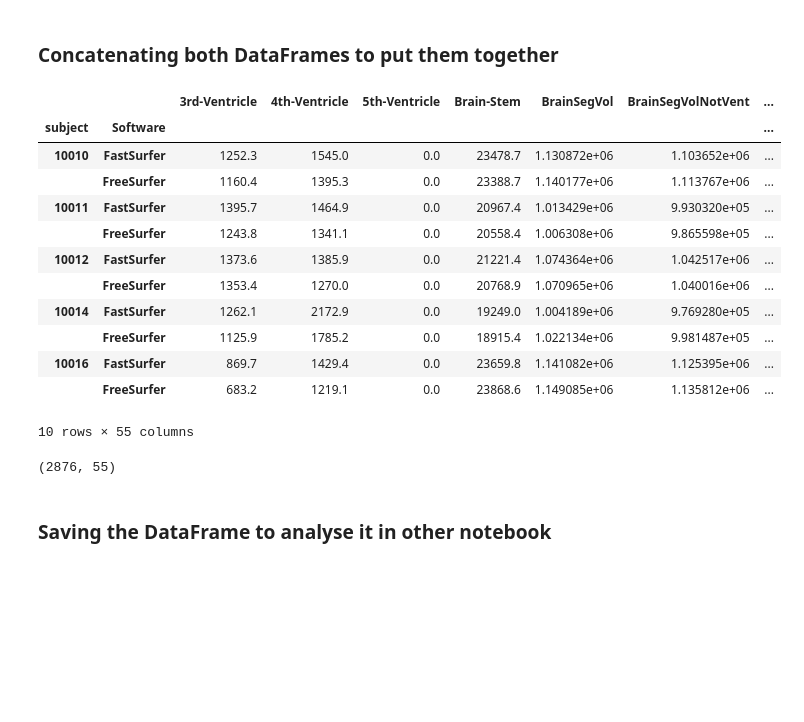
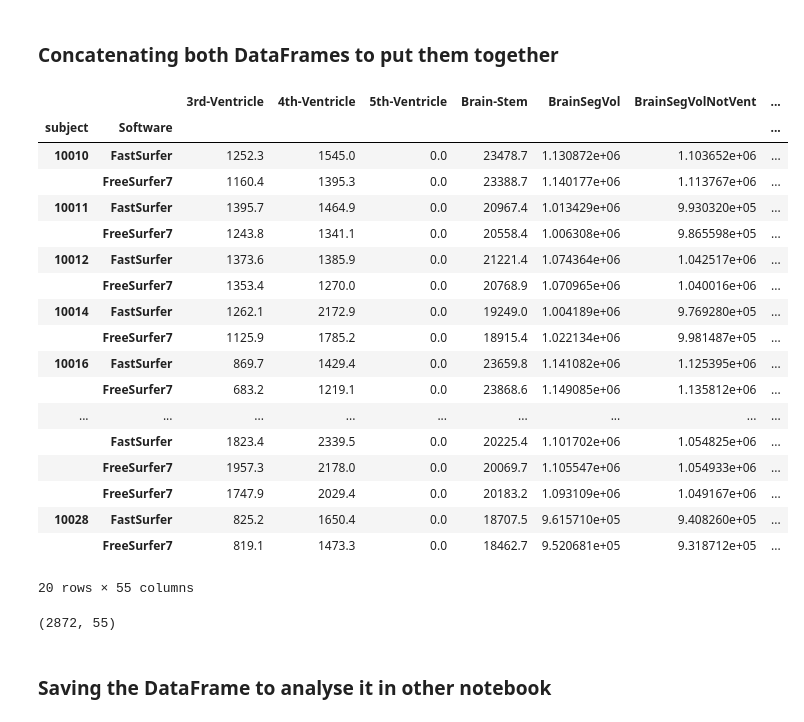
Before and after one commit to jpozo6/Barcelonabeta-Project, a Jupyter notebook: DataFrame creation FREESURFER7.ipynb, the cells around one changed output. Drawn from its saved outputs; the diff is of its cells as text; code cells hidden in the pictures; blank space fills up the shorter version.

```diff
--- a/DataFrame creation FREESURFER7.ipynb
+++ b/DataFrame creation FREESURFER7.ipynb
@@ -549,10 +549,10 @@ indexFastS = []
 for index, row in statsFastS_AO.iterrows():
     indexFastS.append(index)
 
-print(len(indexFastS))
+print(len(indexFastS), '\n')
 print(len(indexFreeS))
 
-index_not = []
+index_not = [11144,44006] #removing these subjects because they don't appear in FreeSurfer6 dataset
 for i in range(len(indexFastS)):
     if indexFastS[i] not in indexFreeS:
         print(indexFastS[i])
@@ -562,5 +562,7 @@ for i in range(len(indexFastS)):
     else:
         continue
 statsFastS_AO.drop(index_not, inplace=True)
+index_not = [11144,44006]
+statsFreeS_AO.drop(index_not, inplace=True)
 # %% [output]
 1181
@@ -676,7 +678,7 @@ statsFastSurfer.shape
 # %%
 #we set both subject and Software as index in statsFreeS
 
-statsFreeS['Software'] = 'FreeSurfer'
+statsFreeS['Software'] = 'FreeSurfer7'
 statsFreeS.reset_index(inplace=True)
 statsFreeS.set_index(['subject','Software'], inplace= True)
 # %%
@@ -695,7 +697,7 @@ statsFreeS.head()
 # %%
 #we set both subject and Software as index in statsFreeS
 
-statsFreeS_AO['Software'] = 'FreeSurfer'
+statsFreeS_AO['Software'] = 'FreeSurfer7'
 statsFreeS_AO.reset_index(inplace=True)
 statsFreeS_AO.set_index(['subject','Software'], inplace= True)
 # %%
@@ -789,25 +791,31 @@ plt.show()
 # %%
 concat_df = pd.concat([statsFastSurfer,statsFreeSurfer]).sort_index()
 
-concat_df.head(10)
+concat_df.head(20)
 # %% [output]
 |  |  | 3rd-Ventricle | 4th-Ventricle | 5th-Ventricle | Brain-Stem | BrainSegVol | BrainSegVolNotVent | ... |
 | subject | Software |  |  |  |  |  |  | ... |
 | 10010 | FastSurfer | 1252.3 | 1545.0 | 0.0 | 23478.7 | 1.130872e+06 | 1.103652e+06 | ... |
-|  | FreeSurfer | 1160.4 | 1395.3 | 0.0 | 23388.7 | 1.140177e+06 | 1.113767e+06 | ... |
+|  | FreeSurfer7 | 1160.4 | 1395.3 | 0.0 | 23388.7 | 1.140177e+06 | 1.113767e+06 | ... |
 | 10011 | FastSurfer | 1395.7 | 1464.9 | 0.0 | 20967.4 | 1.013429e+06 | 9.930320e+05 | ... |
-|  | FreeSurfer | 1243.8 | 1341.1 | 0.0 | 20558.4 | 1.006308e+06 | 9.865598e+05 | ... |
+|  | FreeSurfer7 | 1243.8 | 1341.1 | 0.0 | 20558.4 | 1.006308e+06 | 9.865598e+05 | ... |
 | 10012 | FastSurfer | 1373.6 | 1385.9 | 0.0 | 21221.4 | 1.074364e+06 | 1.042517e+06 | ... |
-|  | FreeSurfer | 1353.4 | 1270.0 | 0.0 | 20768.9 | 1.070965e+06 | 1.040016e+06 | ... |
+|  | FreeSurfer7 | 1353.4 | 1270.0 | 0.0 | 20768.9 | 1.070965e+06 | 1.040016e+06 | ... |
 | 10014 | FastSurfer | 1262.1 | 2172.9 | 0.0 | 19249.0 | 1.004189e+06 | 9.769280e+05 | ... |
-|  | FreeSurfer | 1125.9 | 1785.2 | 0.0 | 18915.4 | 1.022134e+06 | 9.981487e+05 | ... |
+|  | FreeSurfer7 | 1125.9 | 1785.2 | 0.0 | 18915.4 | 1.022134e+06 | 9.981487e+05 | ... |
 | 10016 | FastSurfer | 869.7 | 1429.4 | 0.0 | 23659.8 | 1.141082e+06 | 1.125395e+06 | ... |
-|  | FreeSurfer | 683.2 | 1219.1 | 0.0 | 23868.6 | 1.149085e+06 | 1.135812e+06 | ... |
+|  | FreeSurfer7 | 683.2 | 1219.1 | 0.0 | 23868.6 | 1.149085e+06 | 1.135812e+06 | ... |
+| ... | ... | ... | ... | ... | ... | ... | ... | ... |
+|  | FastSurfer | 1823.4 | 2339.5 | 0.0 | 20225.4 | 1.101702e+06 | 1.054825e+06 | ... |
+|  | FreeSurfer7 | 1957.3 | 2178.0 | 0.0 | 20069.7 | 1.105547e+06 | 1.054933e+06 | ... |
+|  | FreeSurfer7 | 1747.9 | 2029.4 | 0.0 | 20183.2 | 1.093109e+06 | 1.049167e+06 | ... |
+| 10028 | FastSurfer | 825.2 | 1650.4 | 0.0 | 18707.5 | 9.615710e+05 | 9.408260e+05 | ... |
+|  | FreeSurfer7 | 819.1 | 1473.3 | 0.0 | 18462.7 | 9.520681e+05 | 9.318712e+05 | ... |
-10 rows × 55 columns
+20 rows × 55 columns
 # %%
 concat_df.shape
 # %% [output]
-(2876, 55)
+(2872, 55)
 # %% [markdown]
 ### Saving the DataFrame to analyse it in other notebook
 # %%
```
Also changed, not shown: parts of 11 cells of this notebook, 1 other file.
